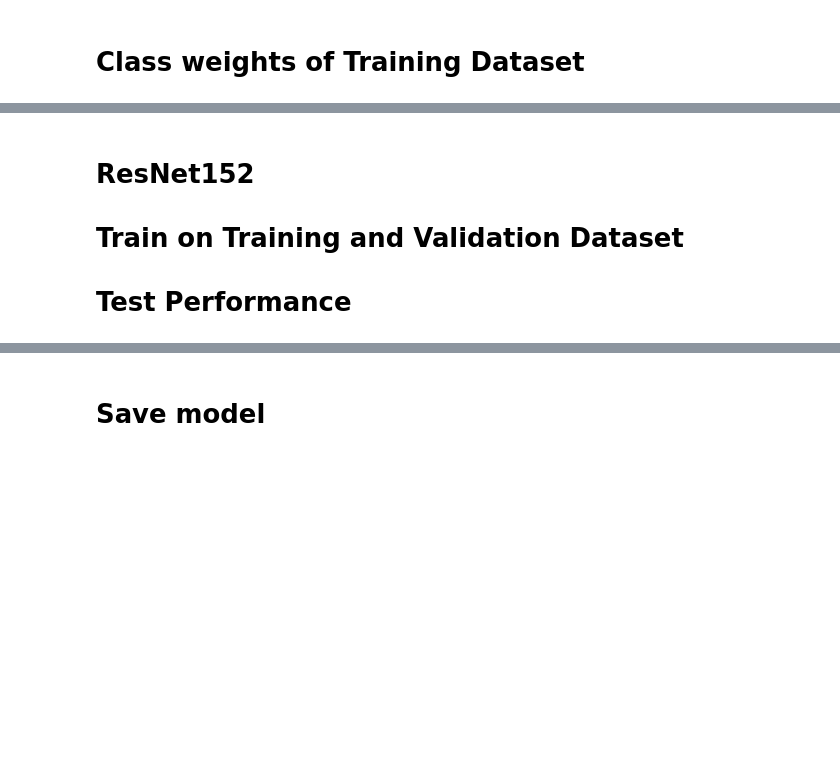
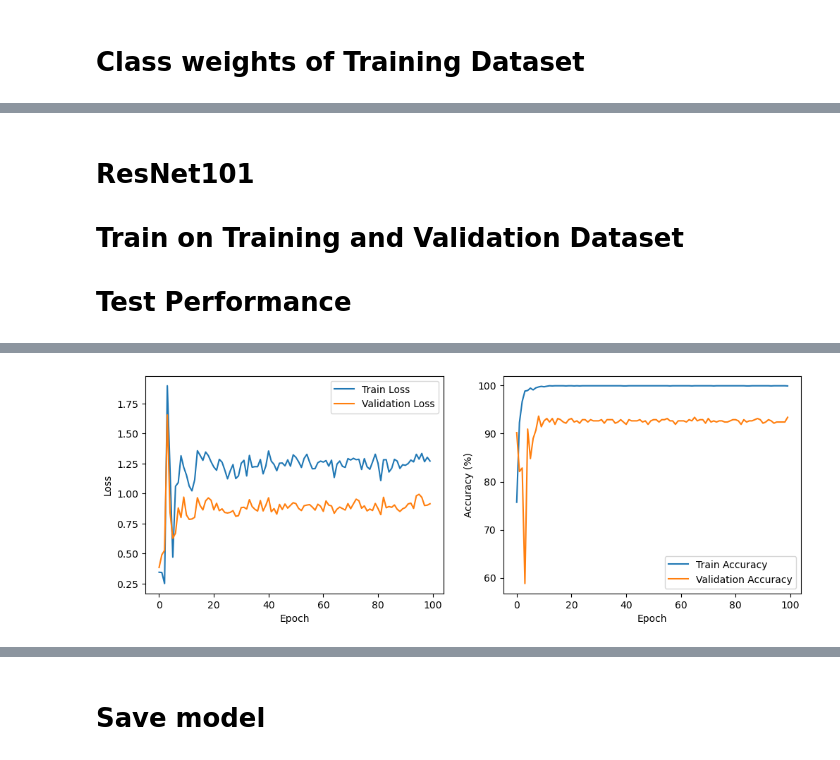
Before and after one commit to honzh073/FL, a Jupyter notebook: code/transfer_learning/fracatlas_resnet101.ipynb, the cells around one changed output, grey strips where cells are left out. Cells and saved outputs as stored; diff of their text form; code cells hidden in the pictures; blank space fills up the shorter version.

```diff
--- a/code/transfer_learning/fracatlas_resnet101.ipynb
+++ b/code/transfer_learning/fracatlas_resnet101.ipynb
@@ -131,5 +131,5 @@ Class Weight for NFF (1): 0.6033
 # %% [markdown]
-# ResNet152
+# ResNet101
 # Train on Training and Validation Dataset
 # Test Performance
 # %%
@@ -158,7 +158,7 @@ model = model.to(device)
 criterion = nn.CrossEntropyLoss(weight=class_weights)
 criterion = criterion.to(device)
 
-optimizer = optim.Adam(model.parameters(), lr=lr)
+optimizer = optim.RMSprop(model.parameters(), lr=lr)
 scheduler = lr_scheduler.StepLR(optimizer, step_size=step_size, gamma=gamma)
 
 # Training and validation
@@ -167,7 +167,7 @@ validation_losses = []
 train_accuracies = []
 validation_accuracies = []
 
-num_epochs = 50
+num_epochs = 100
 for epoch in range(num_epochs):
     model.train()
     correct_train = 0
@@ -266,0 +280 @@ Epoch 4/50, Train Loss: 0.5714, Validation Loss: 0.4988, Train Acc: 80.53%, Vali
+[figure, added]
```
Also changed, not shown: parts of 4 cells of this notebook, 16 other files.
